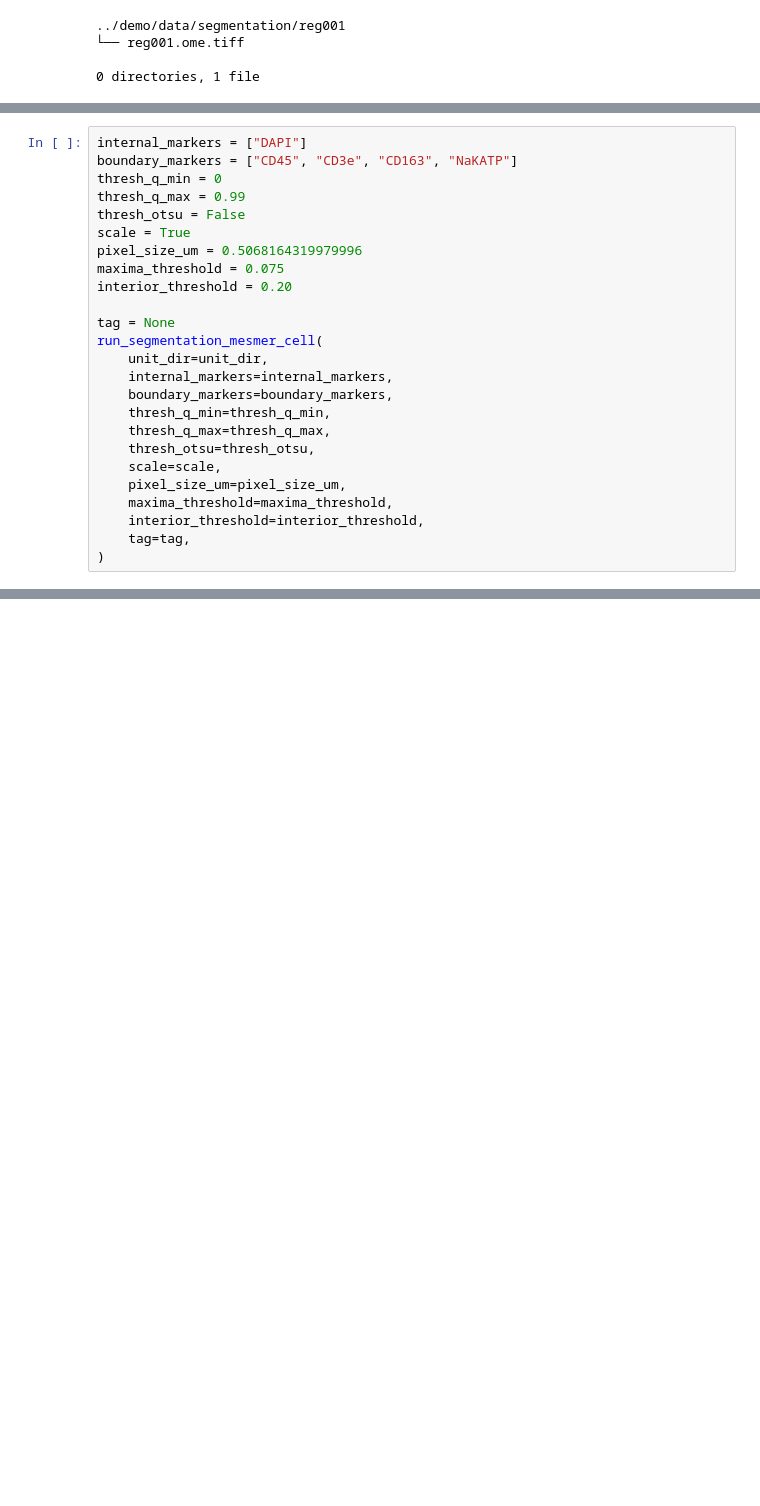
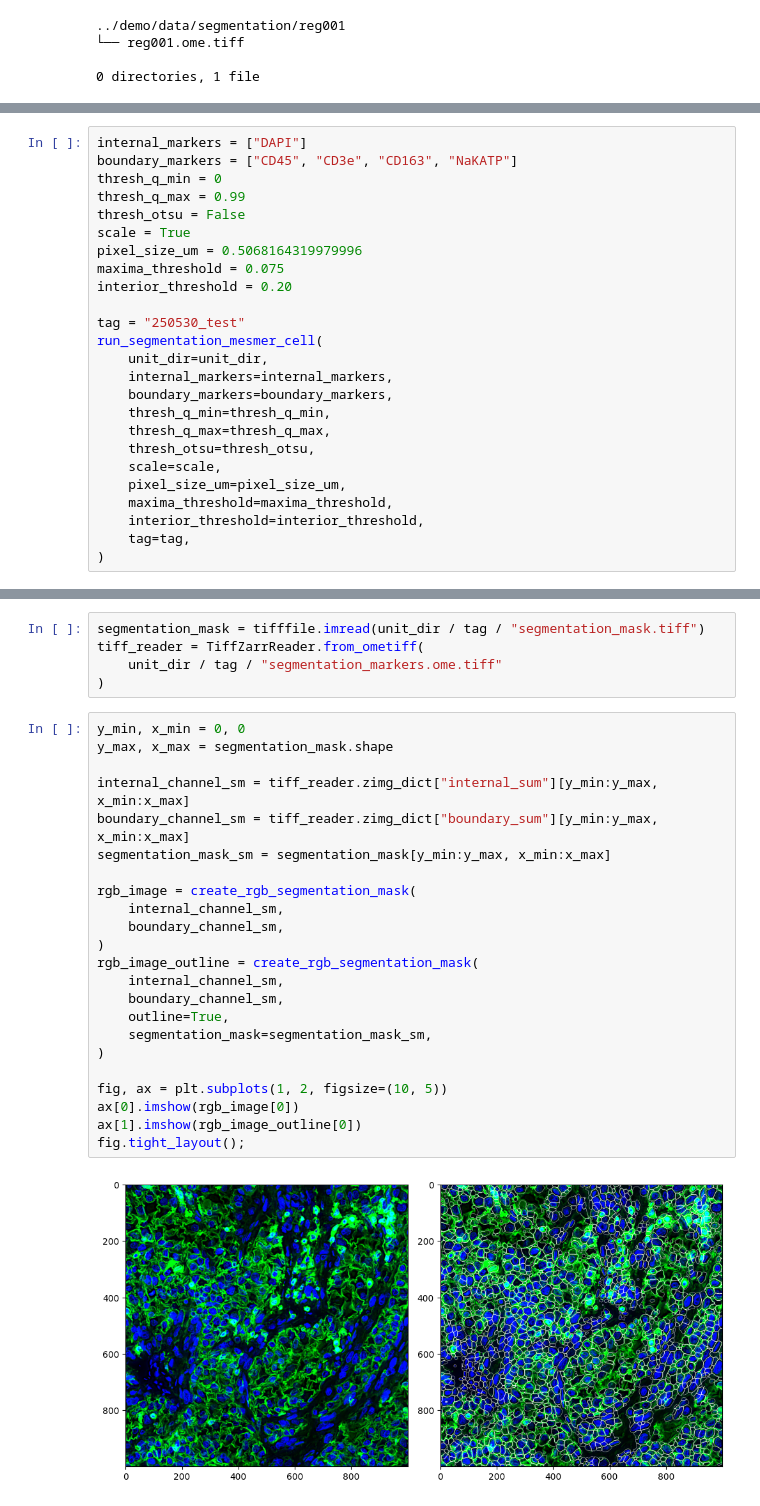
Before and after one commit to wuwenrui555/pycodex, a Jupyter notebook: notebooks/segmentation.ipynb, the cells around one changed output, grey strips where cells are left out. Saved outputs shown, nothing was run; the diff lists cells and outputs as text; blank space fills up the shorter version.

Commit message:
docs(segmentation_mask): update notebook for segmentation

```diff
--- a/notebooks/segmentation.ipynb
+++ b/notebooks/segmentation.ipynb
@@ -25,7 +35,7 @@ pixel_size_um = 0.5068164319979996
 maxima_threshold = 0.075
 interior_threshold = 0.20
 
-tag = None
+tag = "250530_test"
 run_segmentation_mesmer_cell(
     unit_dir=unit_dir,
     internal_markers=internal_markers,
@@ -67,3 +77,33 @@ INFO:root:Single-cell features extracted.
 └── reg001.ome.tiff
 
 1 directory, 7 files
+# %%
+segmentation_mask = tifffile.imread(unit_dir / tag / "segmentation_mask.tiff")
+tiff_reader = TiffZarrReader.from_ometiff(
+    unit_dir / tag / "segmentation_markers.ome.tiff"
+)
+# %%
+y_min, x_min = 0, 0
+y_max, x_max = segmentation_mask.shape
+
+internal_channel_sm = tiff_reader.zimg_dict["internal_sum"][y_min:y_max, x_min:x_max]
+boundary_channel_sm = tiff_reader.zimg_dict["boundary_sum"][y_min:y_max, x_min:x_max]
+segmentation_mask_sm = segmentation_mask[y_min:y_max, x_min:x_max]
+
+rgb_image = create_rgb_segmentation_mask(
+    internal_channel_sm,
+    boundary_channel_sm,
+)
+rgb_image_outline = create_rgb_segmentation_mask(
+    internal_channel_sm,
+    boundary_channel_sm,
+    outline=True,
+    segmentation_mask=segmentation_mask_sm,
+)
+
+fig, ax = plt.subplots(1, 2, figsize=(10, 5))
+ax[0].imshow(rgb_image[0])
+ax[1].imshow(rgb_image_outline[0])
+fig.tight_layout();
+# %% [output]
+[figure, added]
```
Also changed, not shown: parts of 5 cells of this notebook, 1 other file.
